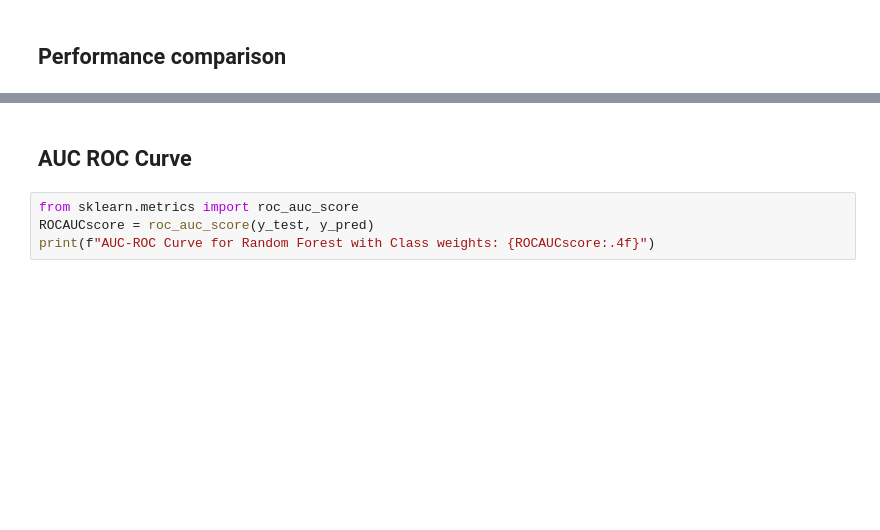
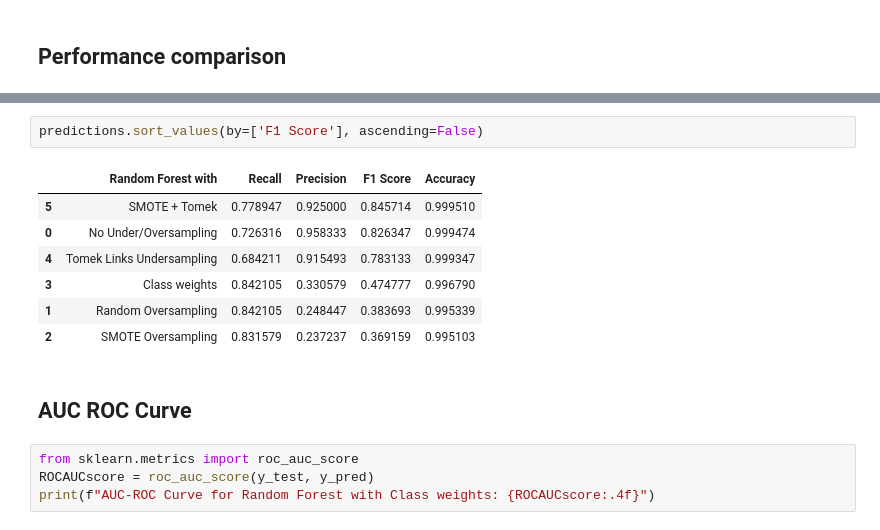
Before and after one commit to sathvik-ujwal/Credit-Card-Fraud-Detection, a Jupyter notebook: main.ipynb, the cells around one changed output, grey strips where cells are left out. Drawn from its saved outputs; the diff is of its cells as text; blank space fills up the shorter version.

```diff
--- a/main.ipynb
+++ b/main.ipynb
@@ -442,3 +550,13 @@ predictions.sort_values(by=['Recall'], ascending=False)
+# %%
+predictions.sort_values(by=['F1 Score'], ascending=False)
+# %% [output]
+|  | Random Forest with | Recall | Precision | F1 Score | Accuracy |
+| 5 | SMOTE + Tomek | 0.778947 | 0.925000 | 0.845714 | 0.999510 |
+| 0 | No Under/Oversampling | 0.726316 | 0.958333 | 0.826347 | 0.999474 |
+| 4 | Tomek Links Undersampling | 0.684211 | 0.915493 | 0.783133 | 0.999347 |
+| 3 | Class weights | 0.842105 | 0.330579 | 0.474777 | 0.996790 |
+| 1 | Random Oversampling | 0.842105 | 0.248447 | 0.383693 | 0.995339 |
+| 2 | SMOTE Oversampling | 0.831579 | 0.237237 | 0.369159 | 0.995103 |
 # %% [markdown]
 ## AUC ROC Curve
 # %%
```
Also changed, not shown: parts of 17 cells of this notebook.
